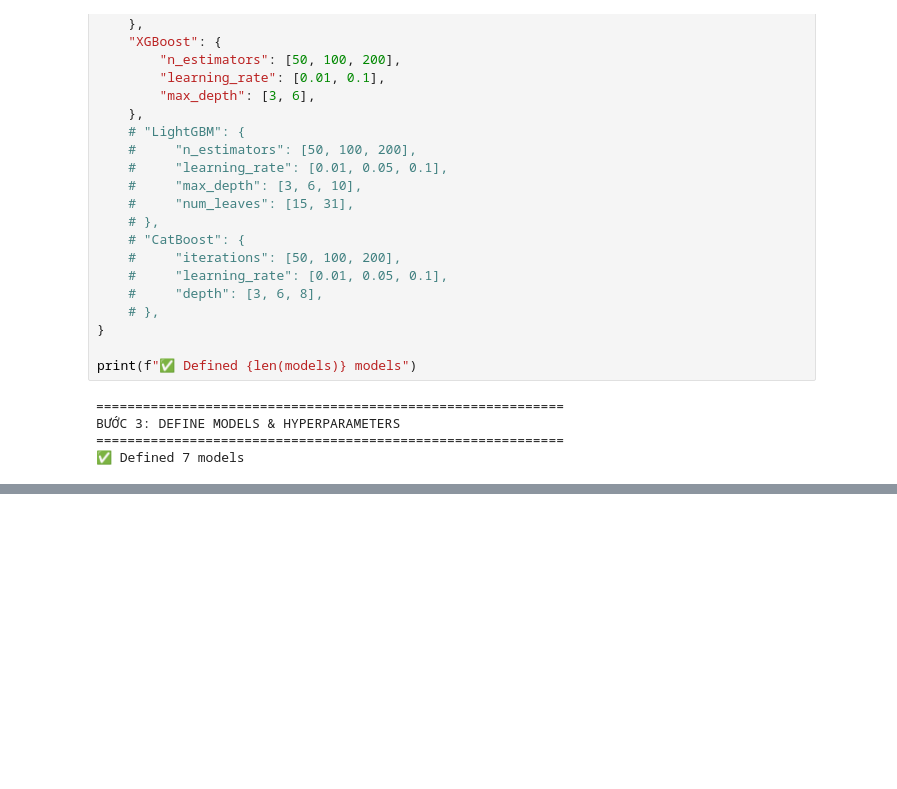
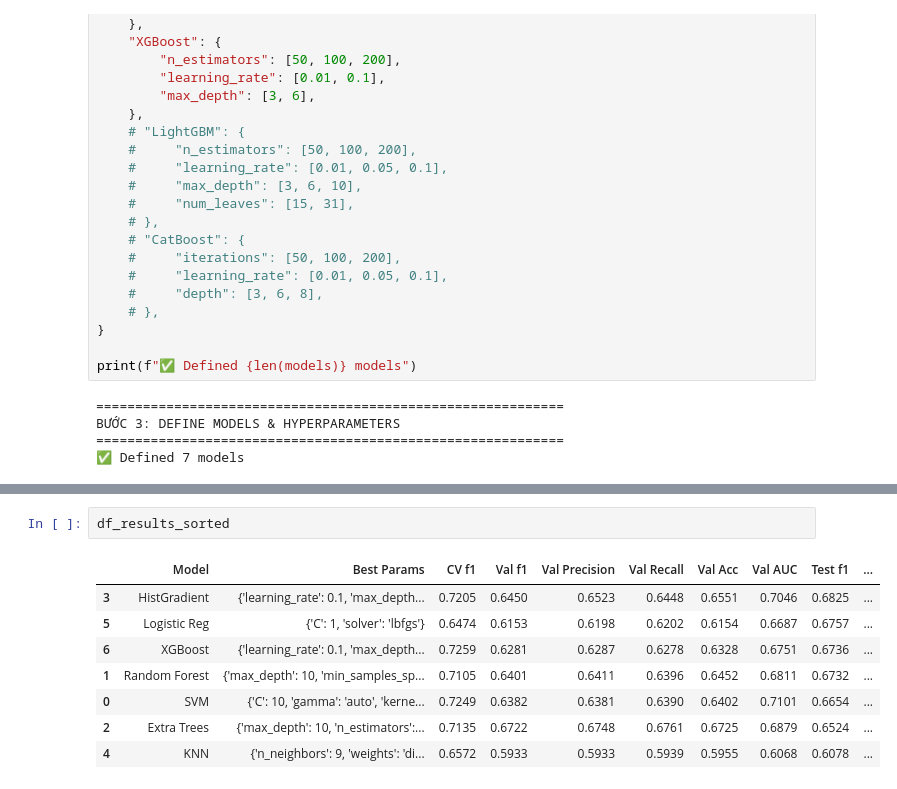
Before and after one commit to quyen244/CS406-Bunch_Banana-Classification, a Jupyter notebook: notebooks/cs406-ml.ipynb, the cells around one changed output, grey strips where cells are left out. Drawn from its saved outputs; the diff is of its cells as text; blank space fills up the shorter version.

```diff
--- a/notebooks/cs406-ml.ipynb
+++ b/notebooks/cs406-ml.ipynb
@@ -776,0 +976,11 @@ CREATING VISUALIZATIONS...
+# %%
+df_results_sorted
+# %% [output]
+|  | Model | Best Params | CV f1 | Val f1 | Val Precision | Val Recall | Val Acc | Val AUC | Test f1 | ... |
+| 3 | HistGradient | {'learning_rate': 0.1, 'max_depth... | 0.7205 | 0.6450 | 0.6523 | 0.6448 | 0.6551 | 0.7046 | 0.6825 | ... |
+| 5 | Logistic Reg | {'C': 1, 'solver': 'lbfgs'} | 0.6474 | 0.6153 | 0.6198 | 0.6202 | 0.6154 | 0.6687 | 0.6757 | ... |
+| 6 | XGBoost | {'learning_rate': 0.1, 'max_depth... | 0.7259 | 0.6281 | 0.6287 | 0.6278 | 0.6328 | 0.6751 | 0.6736 | ... |
+| 1 | Random Forest | {'max_depth': 10, 'min_samples_sp... | 0.7105 | 0.6401 | 0.6411 | 0.6396 | 0.6452 | 0.6811 | 0.6732 | ... |
+| 0 | SVM | {'C': 10, 'gamma': 'auto', 'kerne... | 0.7249 | 0.6382 | 0.6381 | 0.6390 | 0.6402 | 0.7101 | 0.6654 | ... |
+| 2 | Extra Trees | {'max_depth': 10, 'n_estimators':... | 0.7135 | 0.6722 | 0.6748 | 0.6761 | 0.6725 | 0.6879 | 0.6524 | ... |
+| 4 | KNN | {'n_neighbors': 9, 'weights': 'di... | 0.6572 | 0.5933 | 0.5933 | 0.5939 | 0.5955 | 0.6068 | 0.6078 | ... |
```
Also changed, not shown: parts of 22 cells of this notebook, 4 other files.
